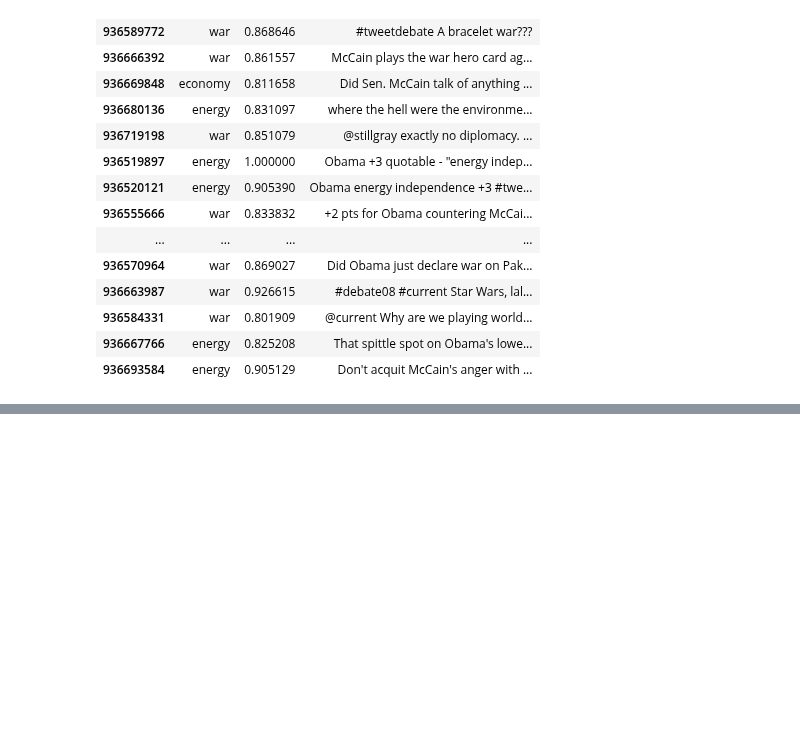
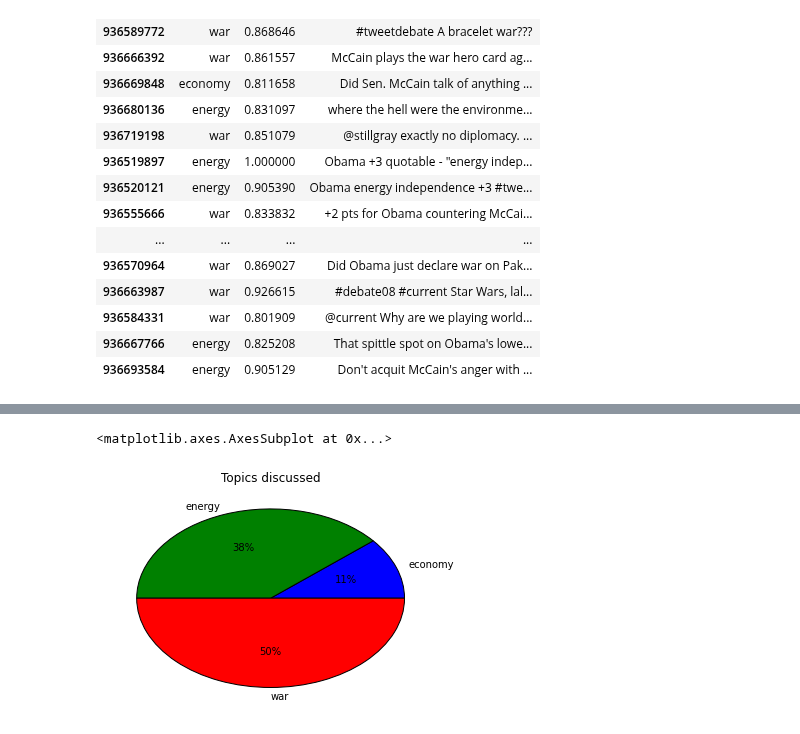
Before and after one commit to ralucacocioban/SentimentClassification, a Jupyter notebook: Exploring Topic modeling.ipynb, the cells around one changed output, grey strips where cells are left out. Saved outputs shown, nothing was run; the diff lists cells and outputs as text; code cells hidden in the pictures; blank space fills up the shorter version.

```diff
--- a/Exploring Topic modeling.ipynb
+++ b/Exploring Topic modeling.ipynb
@@ -86,0 +99,6 @@ tweets[['topics', 'topics_s', 'content']][ tweets['topics'] != 'none' ]
+# %%
+#2
+tweets[tweets['topics'] != 'none'].groupby(['topics']).size().plot(kind='pie', autopct='%i%%', title="Topics discussed")
+# %% [output]
+<matplotlib.axes.AxesSubplot at 0x...>
+[figure, added]
```
Also changed, not shown: parts of 1 cell of this notebook.
